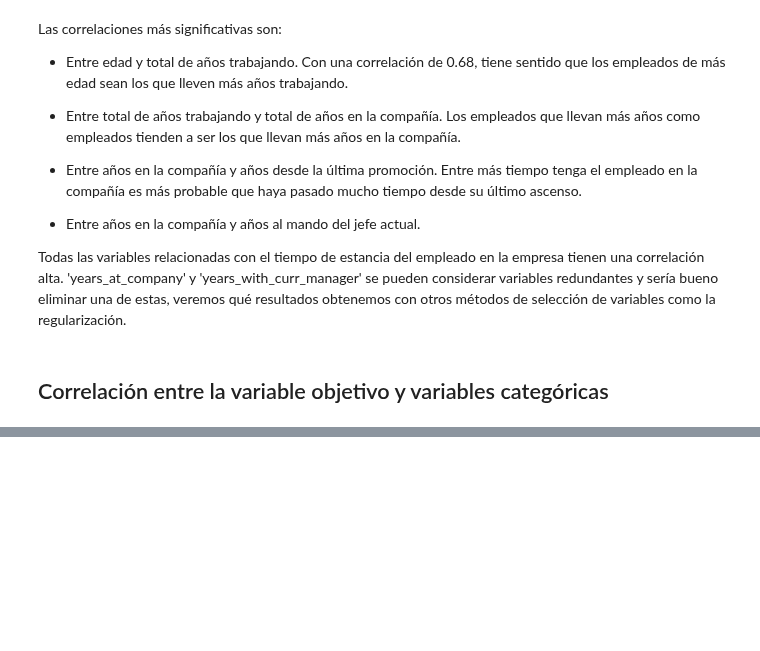
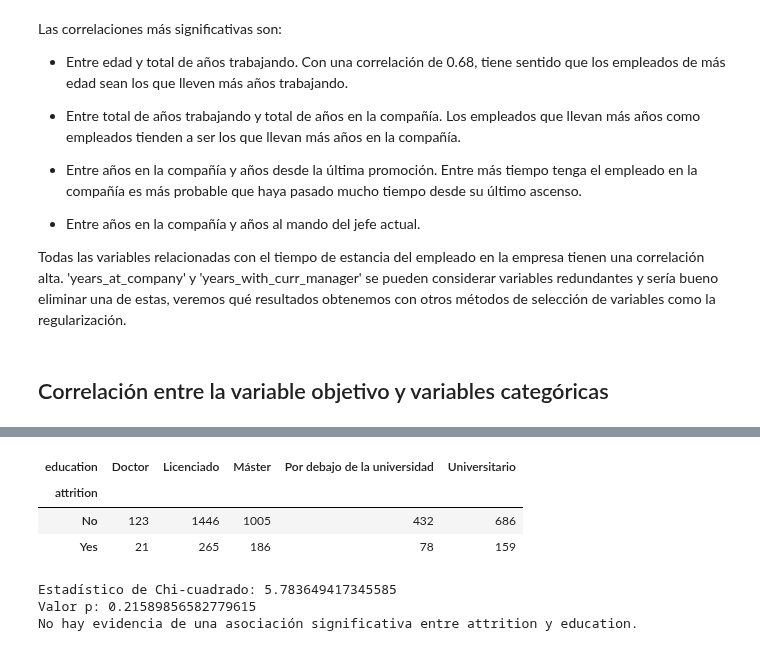
Before and after one commit to AlexanderBedoyaC/pediccion_abandono_empleo, a Jupyter notebook: 5. Alex - Análisis de correlación.ipynb, the cells around one changed output, grey strips where cells are left out. Saved outputs shown, nothing was run; the diff lists cells and outputs as text; code cells hidden in the pictures; blank space fills up the shorter version.

```diff
--- a/5. Alex - Análisis de correlación.ipynb
+++ b/5. Alex - Análisis de correlación.ipynb
@@ -95,0 +121,10 @@ def corr_cat(df, var1, var2):
+# %%
+corr_cat(df,'attrition','education')
+# %% [output]
+| education | Doctor | Licenciado | Máster | Por debajo de la universidad | Universitario |
+| attrition |  |  |  |  |  |
+| No | 123 | 1446 | 1005 | 432 | 686 |
+| Yes | 21 | 265 | 186 | 78 | 159 |
+Estadístico de Chi-cuadrado: 5.783649417345585
+Valor p: 0.21589856582779615
+No hay evidencia de una asociación significativa entre attrition y education.
```
Also changed, not shown: parts of 14 cells of this notebook, 2 other files.
